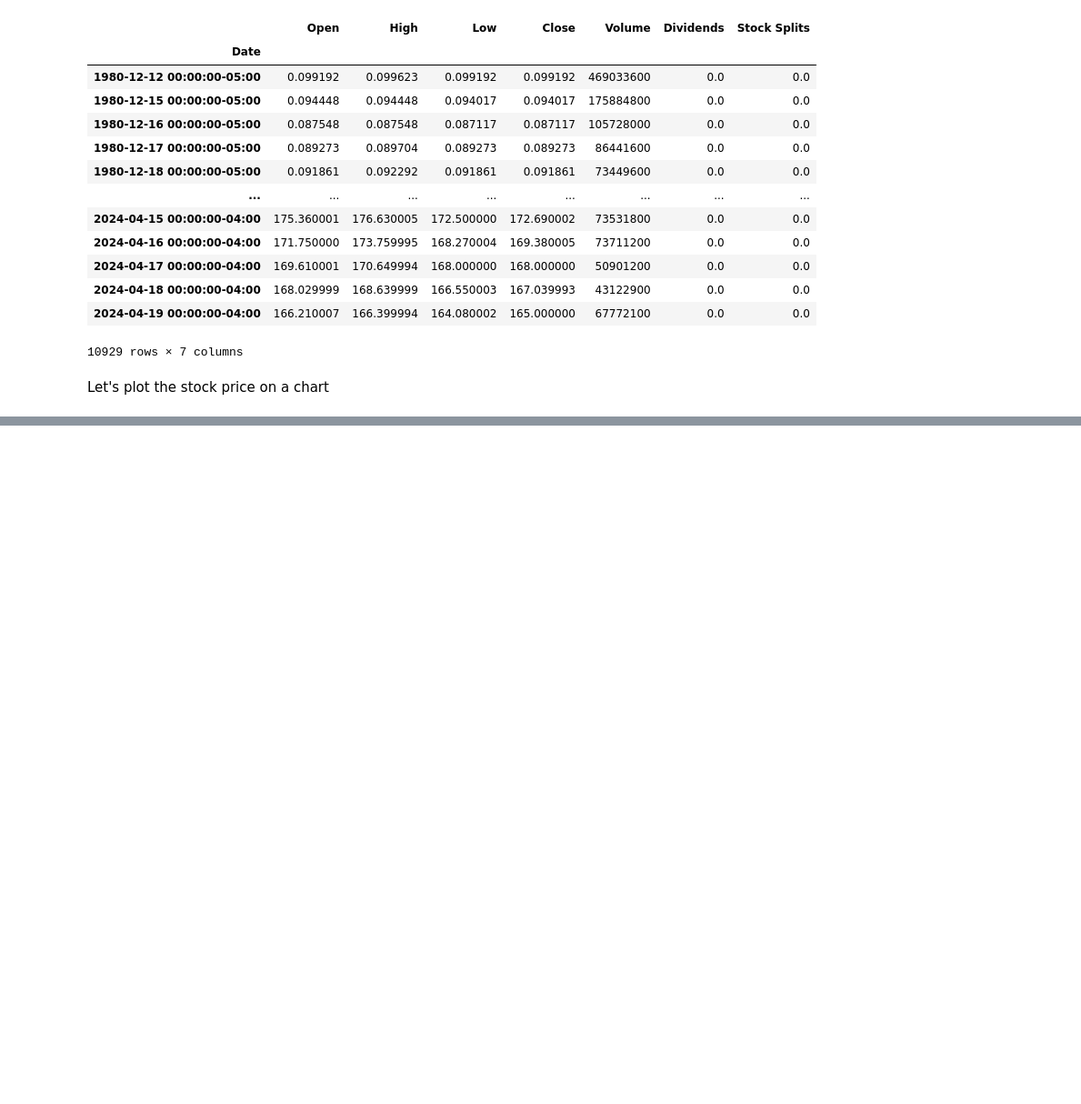
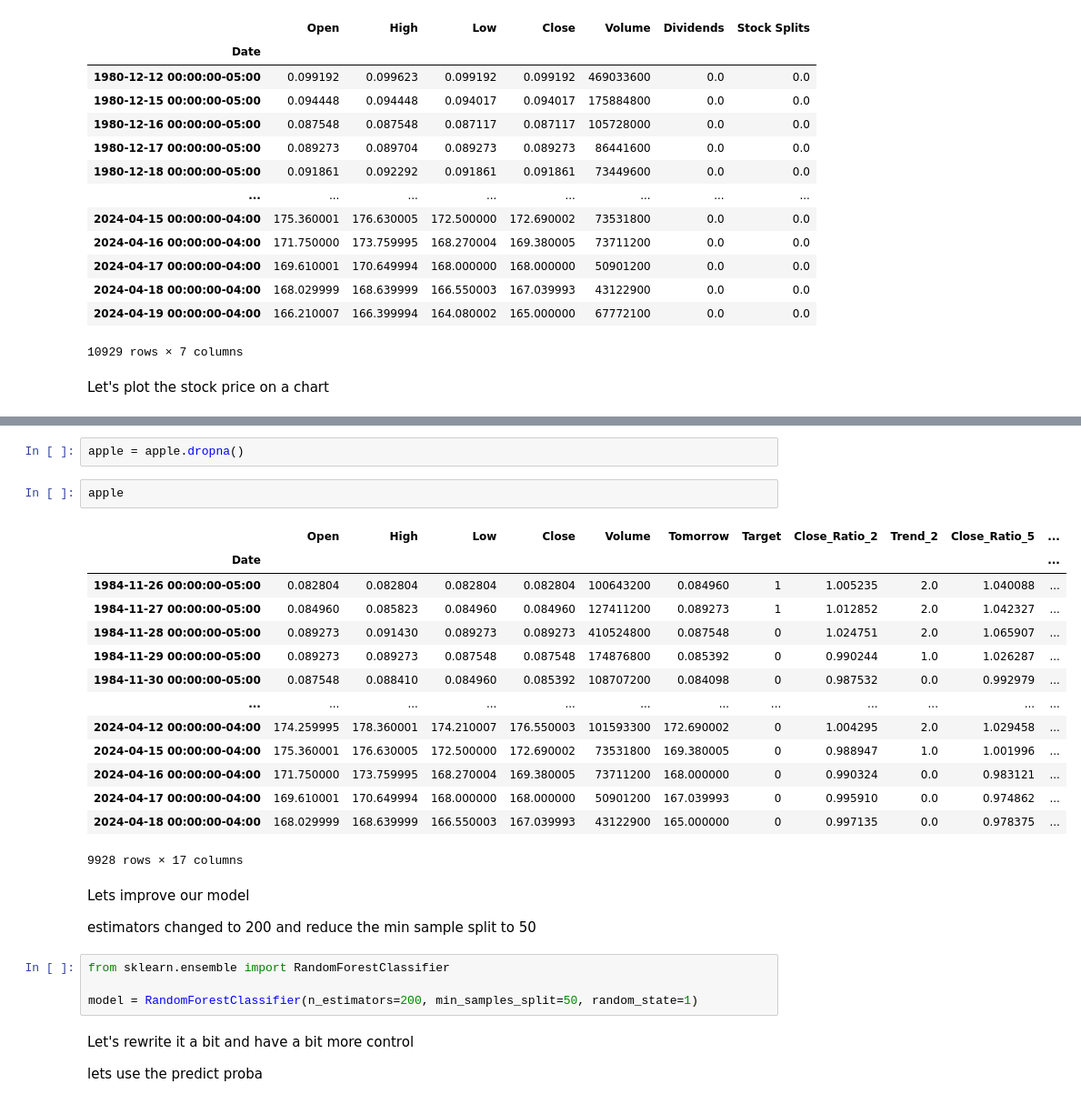
Before and after one commit to sufyanbk/ML-S-P500-Predictor, a Jupyter notebook: Apple.ipynb, the cells around one changed output, grey strips where cells are left out. Shown: that part at 91% size. Saved outputs shown, nothing was run; the diff lists cells and outputs as text; blank space fills up the shorter version.

```diff
--- a/Apple.ipynb
+++ b/Apple.ipynb
@@ -36,0 +373,31 @@ sp500.plot.line(y="Close", use_index=True)
+# %%
+apple = apple.dropna()
+# %%
+apple
+# %% [output]
+|  | Open | High | Low | Close | Volume | Tomorrow | Target | Close_Ratio_2 | Trend_2 | Close_Ratio_5 | ... |
+| Date |  |  |  |  |  |  |  |  |  |  | ... |
+| 1984-11-26 00:00:00-05:00 | 0.082804 | 0.082804 | 0.082804 | 0.082804 | 100643200 | 0.084960 | 1 | 1.005235 | 2.0 | 1.040088 | ... |
+| 1984-11-27 00:00:00-05:00 | 0.084960 | 0.085823 | 0.084960 | 0.084960 | 127411200 | 0.089273 | 1 | 1.012852 | 2.0 | 1.042327 | ... |
+| 1984-11-28 00:00:00-05:00 | 0.089273 | 0.091430 | 0.089273 | 0.089273 | 410524800 | 0.087548 | 0 | 1.024751 | 2.0 | 1.065907 | ... |
+| 1984-11-29 00:00:00-05:00 | 0.089273 | 0.089273 | 0.087548 | 0.087548 | 174876800 | 0.085392 | 0 | 0.990244 | 1.0 | 1.026287 | ... |
+| 1984-11-30 00:00:00-05:00 | 0.087548 | 0.088410 | 0.084960 | 0.085392 | 108707200 | 0.084098 | 0 | 0.987532 | 0.0 | 0.992979 | ... |
+| ... | ... | ... | ... | ... | ... | ... | ... | ... | ... | ... | ... |
+| 2024-04-12 00:00:00-04:00 | 174.259995 | 178.360001 | 174.210007 | 176.550003 | 101593300 | 172.690002 | 0 | 1.004295 | 2.0 | 1.029458 | ... |
+| 2024-04-15 00:00:00-04:00 | 175.360001 | 176.630005 | 172.500000 | 172.690002 | 73531800 | 169.380005 | 0 | 0.988947 | 1.0 | 1.001996 | ... |
+| 2024-04-16 00:00:00-04:00 | 171.750000 | 173.759995 | 168.270004 | 169.380005 | 73711200 | 168.000000 | 0 | 0.990324 | 0.0 | 0.983121 | ... |
+| 2024-04-17 00:00:00-04:00 | 169.610001 | 170.649994 | 168.000000 | 168.000000 | 50901200 | 167.039993 | 0 | 0.995910 | 0.0 | 0.974862 | ... |
+| 2024-04-18 00:00:00-04:00 | 168.029999 | 168.639999 | 166.550003 | 167.039993 | 43122900 | 165.000000 | 0 | 0.997135 | 0.0 | 0.978375 | ... |
+9928 rows × 17 columns
+# %% [markdown]
+Lets improve our model
+
+estimators changed to 200 and reduce the min sample split to 50
+# %%
+from sklearn.ensemble import RandomForestClassifier
+
+model = RandomForestClassifier(n_estimators=200, min_samples_split=50, random_state=1)
+# %% [markdown]
+Let's rewrite it a bit and have a bit more control
+
+lets use the predict proba
```
Also changed, not shown: parts of 53 cells of this notebook.
